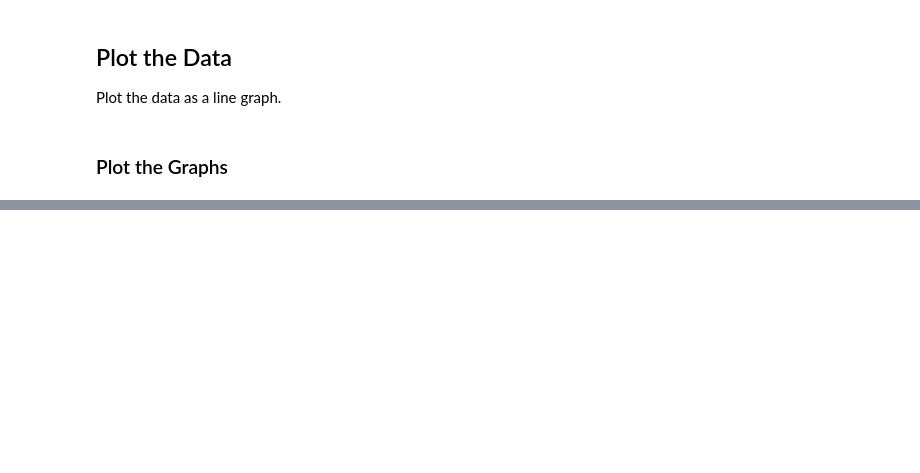
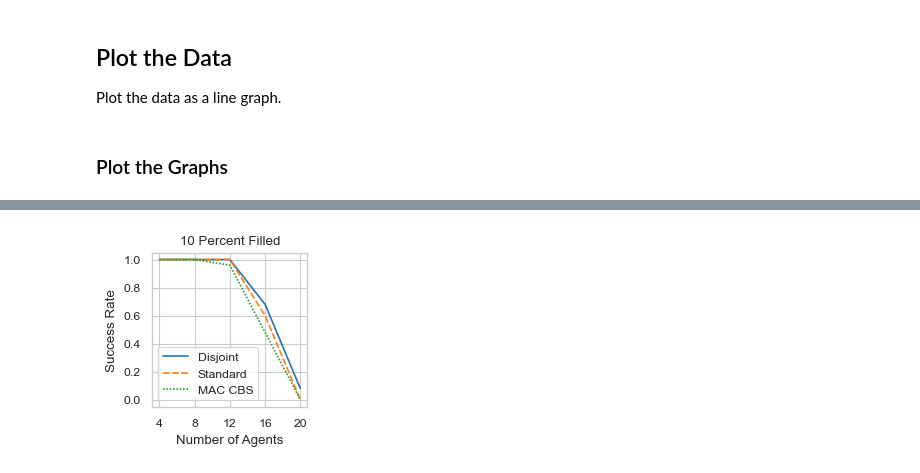
Before and after one commit to TuvyaMacklin/MAC-CBS, a Jupyter notebook: code/graph_results.ipynb, the cells around one changed output, grey strips where cells are left out. Saved outputs shown, nothing was run; the diff lists cells and outputs as text; code cells hidden in the pictures; blank space fills up the shorter version.

```diff
--- a/code/graph_results.ipynb
+++ b/code/graph_results.ipynb
@@ -34,3 +57,5 @@ def convert_to_percentages(lis, total):
     return [x / total for x in lis]
 
 success_rates_empty_ratio = {k: convert_to_percentages(v, 25) for k, v in success_rates_empty.items()}
+success_rates_filled_ratio = {k: convert_to_percentages(v, 25) for k, v in success_rates_filled.items()}
+success_rates_filled_ratio
@@ -102,0 +147,4 @@ plot_as_line_chart(nodes_expanded_empty, 'Nodes Expanded vs. Number of Agents (E
+# %%
+plot_as_line_chart(success_rates_filled_ratio, '10 Percent Filled', 'plots/success_rate_filled.png', x_tics=num_agents)
+# %% [output]
+[figure, added]
```
Also changed, not shown: parts of 10 cells of this notebook, 4 other files.
